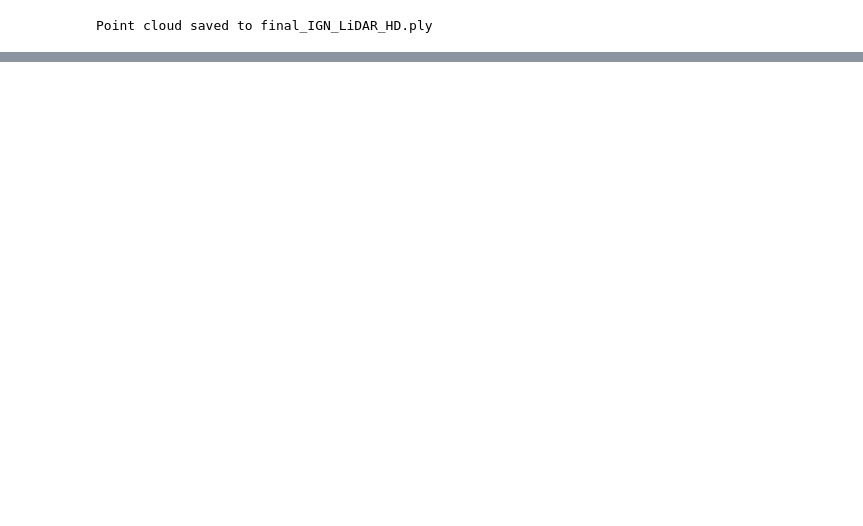
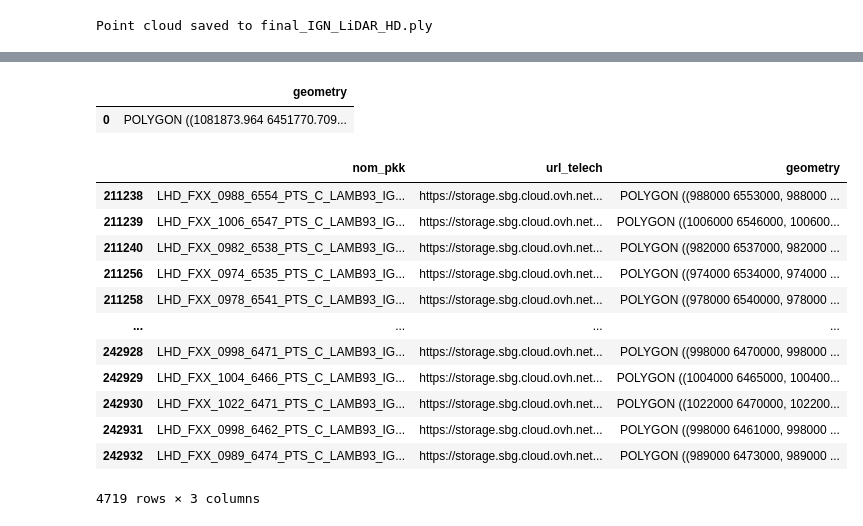
Before and after one commit to sebastien-tetaud/destine-godot-mvp, a Jupyter notebook: notebooks/pcd_ign_dem_s2.ipynb, the cells around one changed output, grey strips where cells are left out. Cells and saved outputs as stored; diff of their text form; code cells hidden in the pictures; blank space fills up the shorter version.

```diff
--- a/notebooks/pcd_ign_dem_s2.ipynb
+++ b/notebooks/pcd_ign_dem_s2.ipynb
@@ -125,0 +128,7 @@ Point cloud saved to final_IGN_LiDAR_HD.ply
+# %%
+import geopandas as gpd
+
+shapefile_path = "/home/ubuntu/project/destine-godot-mvp/src/ign-resources/TA_diff_pkk_lidarhd_classe.shp"
+# Load the shapefile into a GeoDataFrame
+gdf = gpd.read_file(shapefile_path)
+gdf.head()
@@ -125,0 +142,32 @@ Point cloud saved to final_IGN_LiDAR_HD.ply
+# %%
+reader = Sentinel2Reader(filepath=product_path, preprocess=True)
+bounds = reader.bounds
+from shapely.geometry import box
+bounding_box = box(bounds.left, bounds.bottom, bounds.right, bounds.top)
+
+# Create a GeoDataFrame with EPSG:32632 (or your actual UTM zone)
+gdf_utm = gpd.GeoDataFrame(geometry=[bounding_box], crs="EPSG:32632")
+
+# Optionally, you can transform to Lambert 93 (EPSG:2154)
+gd_lambert = gdf_utm.to_crs(epsg=2154)
+gd_lambert
+# %% [output]
+|  | geometry |
+| 0 | POLYGON ((1081873.964 6451770.709... |
+# %%
+intersection = gdf[gdf.intersects(gd_lambert.geometry.values[0])]
+intersection
+# %% [output]
+|  | nom_pkk | url_telech | geometry |
+| 211238 | LHD_FXX_0988_6554_PTS_C_LAMB93_IG... | https://storage.sbg.cloud.ovh.net... | POLYGON ((988000 6553000, 988000 ... |
+| 211239 | LHD_FXX_1006_6547_PTS_C_LAMB93_IG... | https://storage.sbg.cloud.ovh.net... | POLYGON ((1006000 6546000, 100600... |
+| 211240 | LHD_FXX_0982_6538_PTS_C_LAMB93_IG... | https://storage.sbg.cloud.ovh.net... | POLYGON ((982000 6537000, 982000 ... |
+| 211256 | LHD_FXX_0974_6535_PTS_C_LAMB93_IG... | https://storage.sbg.cloud.ovh.net... | POLYGON ((974000 6534000, 974000 ... |
+| 211258 | LHD_FXX_0978_6541_PTS_C_LAMB93_IG... | https://storage.sbg.cloud.ovh.net... | POLYGON ((978000 6540000, 978000 ... |
+| ... | ... | ... | ... |
+| 242928 | LHD_FXX_0998_6471_PTS_C_LAMB93_IG... | https://storage.sbg.cloud.ovh.net... | POLYGON ((998000 6470000, 998000 ... |
+| 242929 | LHD_FXX_1004_6466_PTS_C_LAMB93_IG... | https://storage.sbg.cloud.ovh.net... | POLYGON ((1004000 6465000, 100400... |
+| 242930 | LHD_FXX_1022_6471_PTS_C_LAMB93_IG... | https://storage.sbg.cloud.ovh.net... | POLYGON ((1022000 6470000, 102200... |
+| 242931 | LHD_FXX_0998_6462_PTS_C_LAMB93_IG... | https://storage.sbg.cloud.ovh.net... | POLYGON ((998000 6461000, 998000 ... |
+| 242932 | LHD_FXX_0989_6474_PTS_C_LAMB93_IG... | https://storage.sbg.cloud.ovh.net... | POLYGON ((989000 6473000, 989000 ... |
+4719 rows × 3 columns
```
Also changed, not shown: parts of 9 cells of this notebook, 1 other file.
